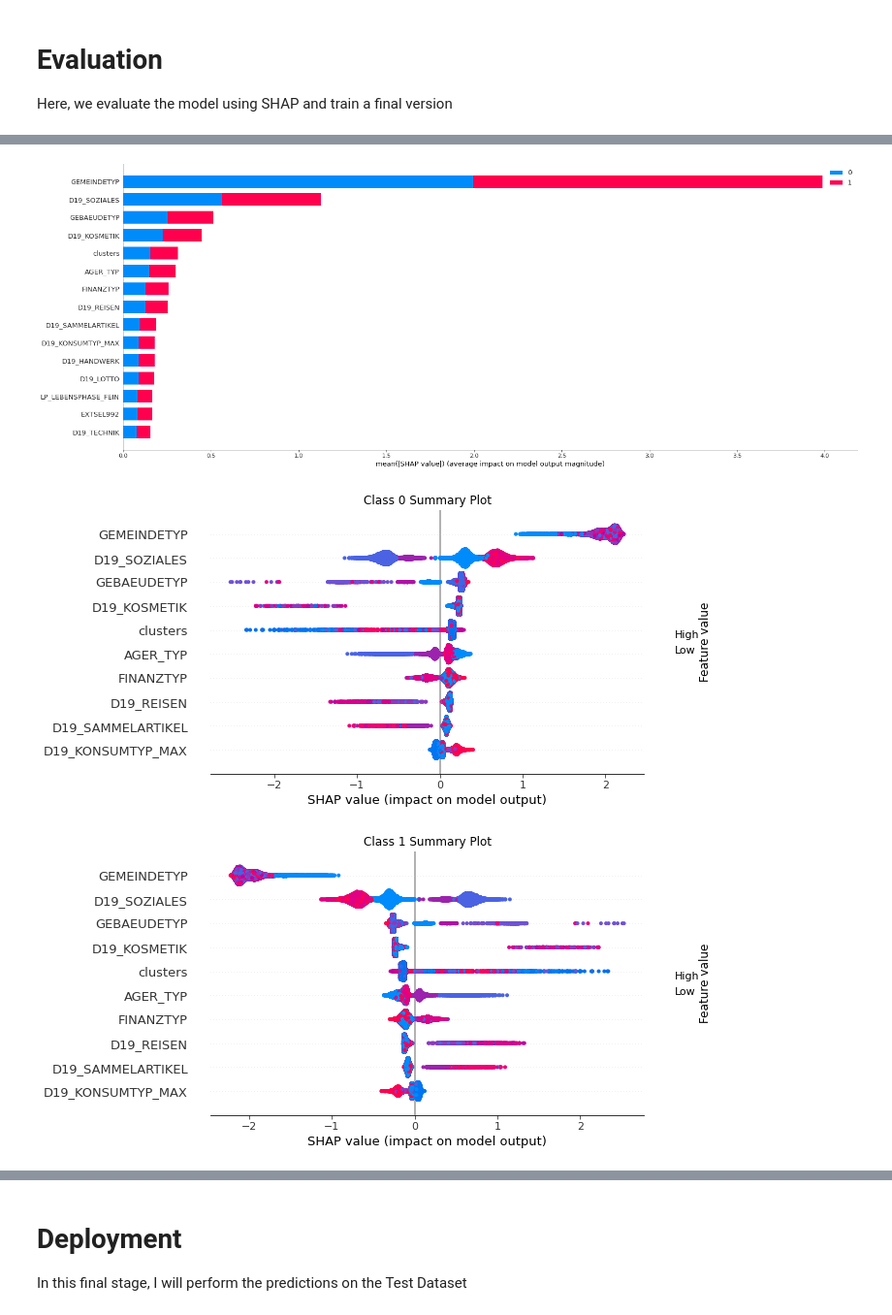
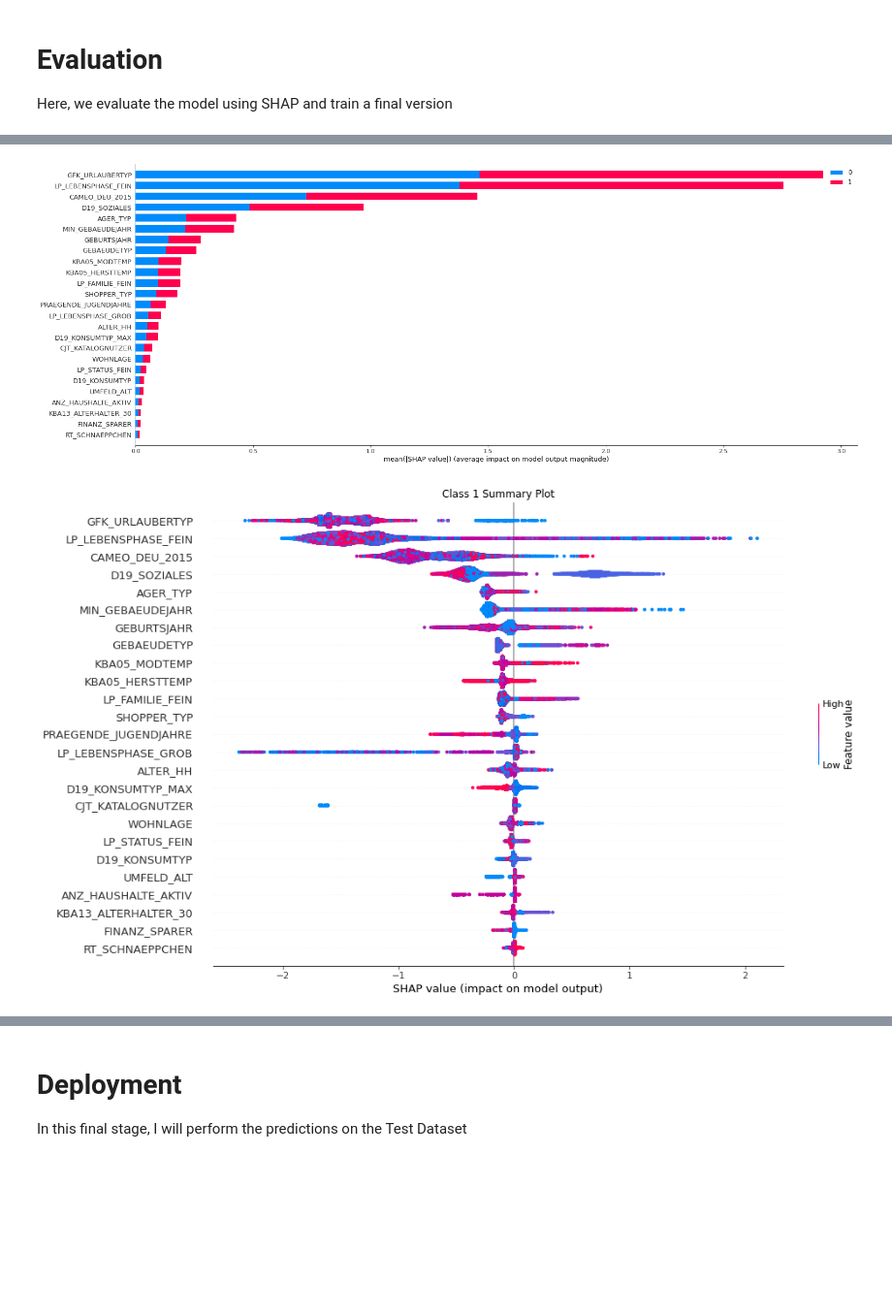
Before and after one commit to Mbugz1000/Customer-Segmentation-Report-for-Arvato-Financial-Services, a Jupyter notebook: src/Supervised Learning Model.ipynb, the cells around one changed output, grey strips where cells are left out. Shown at 97% size. Cells and saved outputs as stored; diff of their text form; code cells hidden in the pictures; blank space fills up the shorter version.

```diff
--- a/src/Supervised Learning Model.ipynb
+++ b/src/Supervised Learning Model.ipynb
@@ -240,7 +215,7 @@ import lightgbm as lgb
 
 import shap
 # %%
-def create_input_dataset(demographics_clean=train_demographics_clean, cluster_embeddings=train_cluster_embeddings, clusters=train_clusters, selected_columns=clustering_algo_columns, embeddings_bool=True, test_dataset=False, **kwargs):
+def create_input_dataset(demographics_clean=train_demographics_clean, cluster_embeddings=train_cluster_embeddings, clusters=train_clusters, selected_columns=clustering_algo_columns, cluster_features=cluster_features, embeddings_bool=True, test_dataset=False, **kwargs):
     """
     This method creates the input dataset to the ML Pipeline.It takes the following steps:
         1. Create input_dataset array.
@@ -250,6 +225,8 @@ def create_input_dataset(demographics_clean=train_demographics_clean, cluster_em
 
     :param demographics_clean:
     :param cluster_embeddings: Embeddings generated by the UMAP algorithm
+    :param clusters:
+    :param cluster_features:
     :param selected_columns:
     :param embeddings_bool: Boolean value indicating if training should be performed on the Embeddings produced by the UMAP algorithm
     :param test_dataset: Boolean that prevents the creation of target_dataset_s if we're creating the test dataset
@@ -258,18 +235,26 @@ def create_input_dataset(demographics_clean=train_demographics_clean, cluster_em
     if embeddings_bool:
         input_dataset = np.concatenate([cluster_embeddings, clusters[0].reshape(-1,1), clusters[1].reshape(-1,1)], axis=1)
         input_dataset_df = pd.DataFrame(input_dataset, columns=list(map(str, np.arange(0,10))) + ['clusters', 'clusters_prob'])
-        input_dataset_df['customer_likely'] = input_dataset_df.clusters.isin([4,31,13,14,48,26,49,10,36,25,37,21,44,29,17,41,16,114,112]).astype(int)
+        input_dataset_df['customer_likely'] = input_dataset_df.clusters.isin([7,43,3,8,6,34,2,55,24,23,31,25,19,47,36,26,59,49,72,48,28]).astype(int)
 
         all_columns = input_dataset_df.columns.tolist()
         categ_features = ['clusters', 'customer_likely']
     else:
-        input_dataset = np.concatenate([demographics_clean[selected_columns], clusters[0].reshape(-1,1), clusters[1].reshape(-1,1)], axis=1)
-        input_dataset_df = pd.DataFrame(input_dataset, columns=selected_columns + ['clusters', 'clusters_prob'])
-        input_dataset_df['customer_likely'] = input_dataset_df.clusters.isin([4,31,13,14,48,26,49,10,36,25,37,21,44,29,17,41,16,114,112]).astype(int)
+        input_dataset = np.concatenate([demographics_clean[selected_columns], cluster_features, clusters[0].reshape(-1,1), clusters[1].reshape(-1,1)], axis=1)
+        input_dataset_df = pd.DataFrame(input_dataset, columns=selected_columns + ['Customer', 'Per_Share_Customers','Customer_Factor'] + ['clusters', 'clusters_prob'])
+        input_dataset_df['customer_likely'] = input_dataset_df.clusters.isin([7,43,3,8,6,34,2,55,24,23,31,25,19,47,36,26,59,49,72,48,28]).astype(int)
 
         all_columns = input_dataset_df.columns.tolist()
-        non_categ_features = 'ANZ_HAUSHALTE_AKTIV,ANZ_HH_TITEL,ANZ_PERSONEN,ANZ_TITEL,KBA13_ANZAHL_PKW,clusters_prob'.split(',')
-        categ_features = [col for col in all_columns if col not in non_categ_features]
+
+        # All columns not within the selected known set are considered ordinal or numerical columns
+        selected_known_columns = [col for col in all_columns if col in all_known_columns]
+
+        non_categ_features = numerical_features + ordinal_features
+
+        categ_features = [col for col in selected_known_columns if col not in non_categ_features]
+
+    for col in categ_features:
+        input_dataset_df[col] = input_dataset_df[col].astype('category')
 
     if test_dataset:
         target_dataset_s = None
@@ -291,7 +276,7 @@ def build_model(smote_type='normal', **kwargs):
     :return: Grid Search object
     """
     random_seed = 42
-
+    # {'clf__class_weight': None, 'clf__learning_rate': 0.01, 'clf__n_estimators': 500, 'smote__k_neighbors': 100}
     train_dataset_df_, test_dataset_s_, all_columns, categ_features = create_input_dataset(**kwargs)
 
     X_train, X_test, y_train, y_test = train_test_split(train_dataset_df_, test_dataset_s_, test_size=0.2, random_state=random_seed)
@@ -323,7 +308,7 @@ def build_model(smote_type='normal', **kwargs):
                                cv=stratified_kfold,
                                n_jobs=-1)
 
-    grid_search.fit(X_train, y_train, clf__feature_name=all_columns, clf__categorical_feature=categ_features, clf__eval_metric='binary_logloss')
+    grid_search.fit(X_train, y_train, clf__feature_name=all_columns, clf__categorical_feature=categ_features, clf__eval_metric='auc')
 
     cv_score = grid_search.best_score_
     test_score = grid_search.score(X_test, y_test)
@@ -408,6 +401,9 @@ with open(processed_dir + 'grid_search_results_dict.pkl', mode='wb') as fp:
 # Evaluation
 
 Here, we evaluate the model using SHAP and train a final version
+# %%
+with open(processed_dir + 'grid_search_results_dict.pkl', mode='rb') as fp:
+    grid_search_output_dict = cPickle.load(fp)
 # %%
 train_dataset_df_, test_dataset_s_, all_columns, categ_features = create_input_dataset(embeddings_bool=False)
 X_train, X_test, y_train, y_test = train_test_split(train_dataset_df_, test_dataset_s_, test_size=0.2, random_state=42)
@@ -422,12 +418,12 @@ Wall time: 29.7 s
 LightGBM binary classifier with TreeExplainer shap values output has changed to a list of ndarray
 # %%
 # Plot Summary Plot
-shap.summary_plot(shap_values, X_train, class_names=np.arange(0,2), plot_type='bar', max_display=15, plot_size=(25, 10), feature_names=all_columns)
+shap.summary_plot(shap_values, X_train, class_names=np.arange(0,2), plot_type='bar', max_display=25, plot_size=(25, 10), feature_names=all_columns)
 # %% [output]
-[figure, old version]
+[figure, new version]
 # %%
 # Plot Summary Plot
-def plot_cluster_summary_plot(cluster_no, no_of_features=5, plot_type='bar', shap_values=shap_values, X_train=X_train, all_columns=all_columns):
+def plot_cluster_summary_plot(cluster_no, no_of_features=5, plot_type='bar', shap_values=shap_values, X_train=X_train, all_columns=all_columns, plot_size=(10, 5)):
     """
     This method plots a summary plot for a single cluster
 
@@ -442,14 +438,10 @@ def plot_cluster_summary_plot(cluster_no, no_of_features=5, plot_type='bar', sha
     """
     fig, axes = plt.subplots(1,1, figsize=(5, 5))
 
-    shap.summary_plot(shap_values[cluster_no], X_train, plot_type=plot_type, show=False, max_display=no_of_features, plot_size=(10, 5), feature_names=all_columns)
+    shap.summary_plot(shap_values[cluster_no], X_train.astype(np.float64), plot_type=plot_type, show=False, max_display=no_of_features, plot_size=plot_size, feature_names=all_columns)
     axes.set_title(f"Class {cluster_no} Summary Plot")
     plt.show()
 # %%
-plot_cluster_summary_plot(0, no_of_features=10, plot_type='dot')
+plot_cluster_summary_plot(1, no_of_features=25, plot_type='dot', plot_size=(15,10))
 # %% [output]
-[figure, old version]
+[figure, new version]
-# %%
-plot_cluster_summary_plot(1, no_of_features=10, plot_type='dot')
-# %% [output]
-[figure, removed]
```
Also changed, not shown: parts of 36 cells of this notebook, 6 other files.
